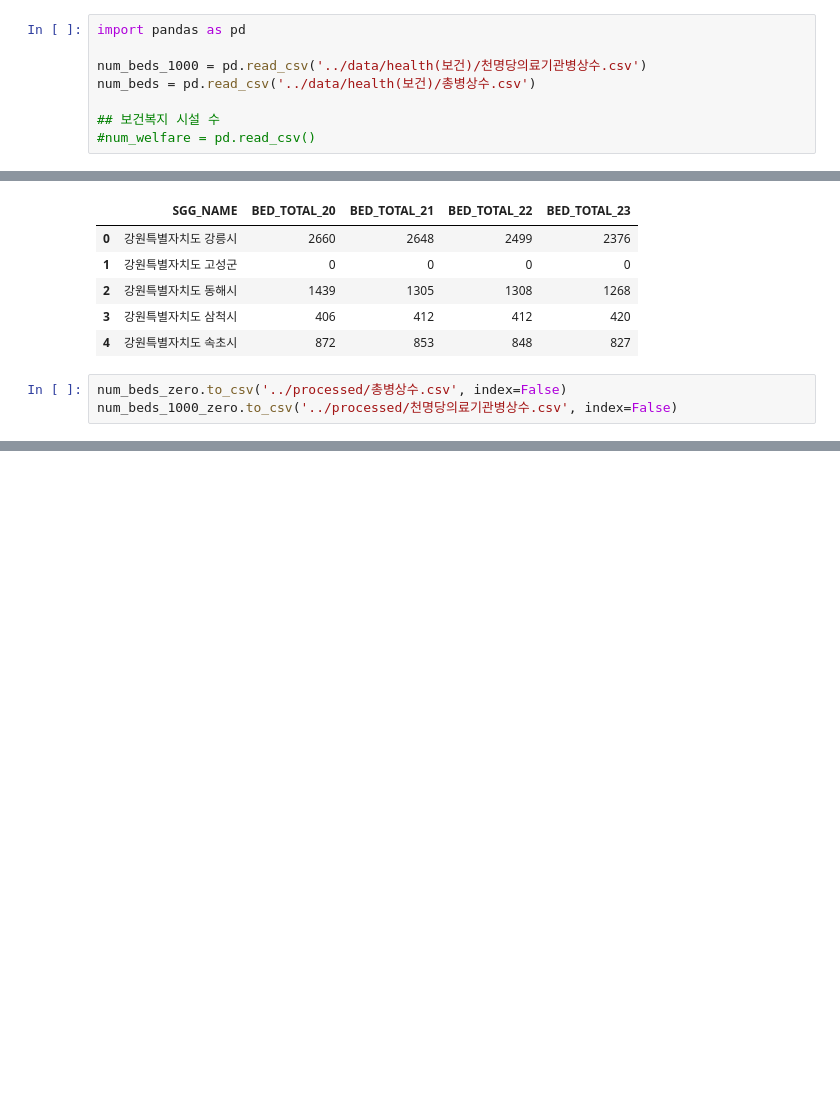
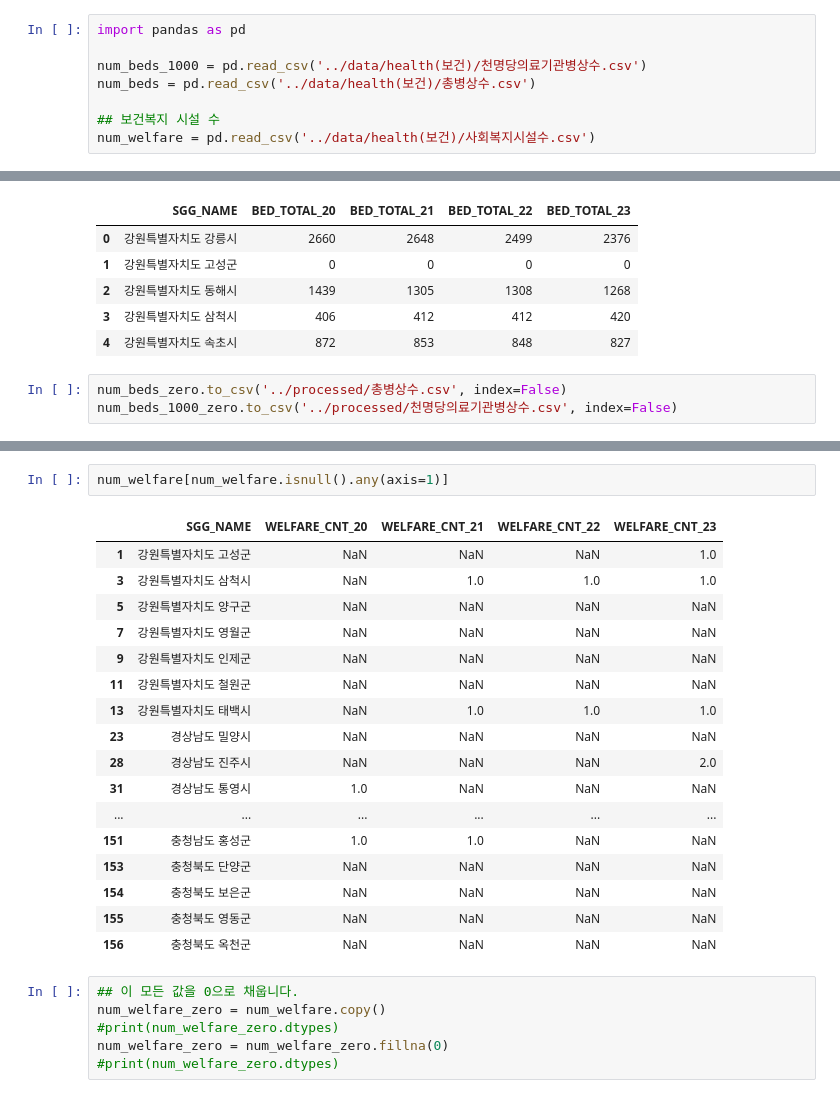
Before and after one commit to outflow-project/population-outflow, a Jupyter notebook: notebooks/preprocessed_data_missing_value.ipynb, the cells around one changed output, grey strips where cells are left out. Cells and saved outputs as stored; diff of their text form; blank space fills up the shorter version.

Commit message:
chore: recreation data 결측치 처리

```diff
--- a/notebooks/preprocessed_data_missing_value.ipynb
+++ b/notebooks/preprocessed_data_missing_value.ipynb
@@ -27,7 +27,7 @@ num_beds_1000 = pd.read_csv('../data/health(보건)/천명당의료기관병상
 num_beds = pd.read_csv('../data/health(보건)/총병상수.csv')
 
 ## 보건복지 시설 수
-#num_welfare = pd.read_csv()
+num_welfare = pd.read_csv('../data/health(보건)/사회복지시설수.csv')
 # %%
 num_beds_1000.head()
 # %% [output]
@@ -249,0 +270,26 @@ num_beds_1000_zero.to_csv('../processed/천명당의료기관병상수.csv', ind
+# %%
+num_welfare[num_welfare.isnull().any(axis=1)]
+# %% [output]
+|  | SGG_NAME | WELFARE_CNT_20 | WELFARE_CNT_21 | WELFARE_CNT_22 | WELFARE_CNT_23 |
+| 1 | 강원특별자치도 고성군 | NaN | NaN | NaN | 1.0 |
+| 3 | 강원특별자치도 삼척시 | NaN | 1.0 | 1.0 | 1.0 |
+| 5 | 강원특별자치도 양구군 | NaN | NaN | NaN | NaN |
+| 7 | 강원특별자치도 영월군 | NaN | NaN | NaN | NaN |
+| 9 | 강원특별자치도 인제군 | NaN | NaN | NaN | NaN |
+| 11 | 강원특별자치도 철원군 | NaN | NaN | NaN | NaN |
+| 13 | 강원특별자치도 태백시 | NaN | 1.0 | 1.0 | 1.0 |
+| 23 | 경상남도 밀양시 | NaN | NaN | NaN | NaN |
+| 28 | 경상남도 진주시 | NaN | NaN | NaN | 2.0 |
+| 31 | 경상남도 통영시 | 1.0 | NaN | NaN | NaN |
+| ... | ... | ... | ... | ... | ... |
+| 151 | 충청남도 홍성군 | 1.0 | 1.0 | NaN | NaN |
+| 153 | 충청북도 단양군 | NaN | NaN | NaN | NaN |
+| 154 | 충청북도 보은군 | NaN | NaN | NaN | NaN |
+| 155 | 충청북도 영동군 | NaN | NaN | NaN | NaN |
+| 156 | 충청북도 옥천군 | NaN | NaN | NaN | NaN |
+# %%
+## 이 모든 값을 0으로 채웁니다.
+num_welfare_zero = num_welfare.copy()
+#print(num_welfare_zero.dtypes)
+num_welfare_zero = num_welfare_zero.fillna(0)
+#print(num_welfare_zero.dtypes)
```
Also changed, not shown: parts of 22 cells of this notebook.
